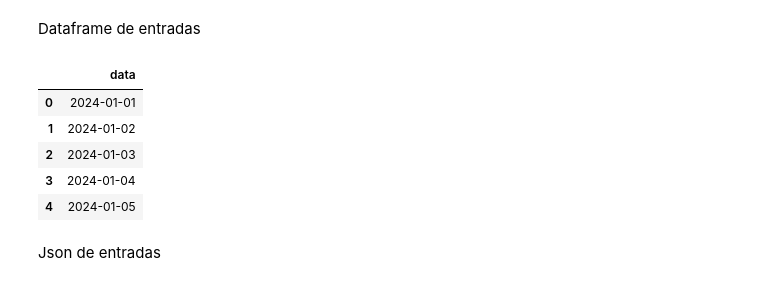
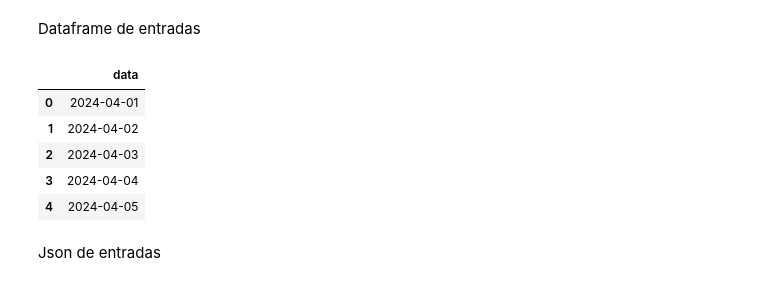
Before and after one commit to gbcfreitas/LNGinventoryopt, a Jupyter notebook: 01.monta_dados_entrada.ipynb, the cells around one changed output. Cells and saved outputs as stored; diff of their text form; code cells hidden in the pictures.

```diff
--- a/01.monta_dados_entrada.ipynb
+++ b/01.monta_dados_entrada.ipynb
@@ -19,19 +19,21 @@ The autoreload extension is already loaded. To reload it, use:
 # %% [markdown]
 Dataframe de entradas
 # %%
-# dataframe com index como datas de 2024-01-01 a 2024-12-31
+# dataframe com index como datas de 2024-04-01 a 2024-12-31
+ini = '2024-04-01'
+fim = '2024-12-31'
 entradas_df = pd.DataFrame({
-    'data': pd.date_range(start='2024-01-01', end='2024-12-31', freq='D')})
+    'data': pd.date_range(start='2024-04-01', end='2024-12-31', freq='D')})
 
 
 entradas_df.head()
 # %% [output]
 |  | data |
-| 0 | 2024-01-01 |
-| 1 | 2024-01-02 |
-| 2 | 2024-01-03 |
-| 3 | 2024-01-04 |
-| 4 | 2024-01-05 |
+| 0 | 2024-04-01 |
+| 1 | 2024-04-02 |
+| 2 | 2024-04-03 |
+| 3 | 2024-04-04 |
+| 4 | 2024-04-05 |
 # %% [markdown]
 Json de entradas
 # %%
```
Also changed, not shown: parts of 41 cells of this notebook, 8 other files.
